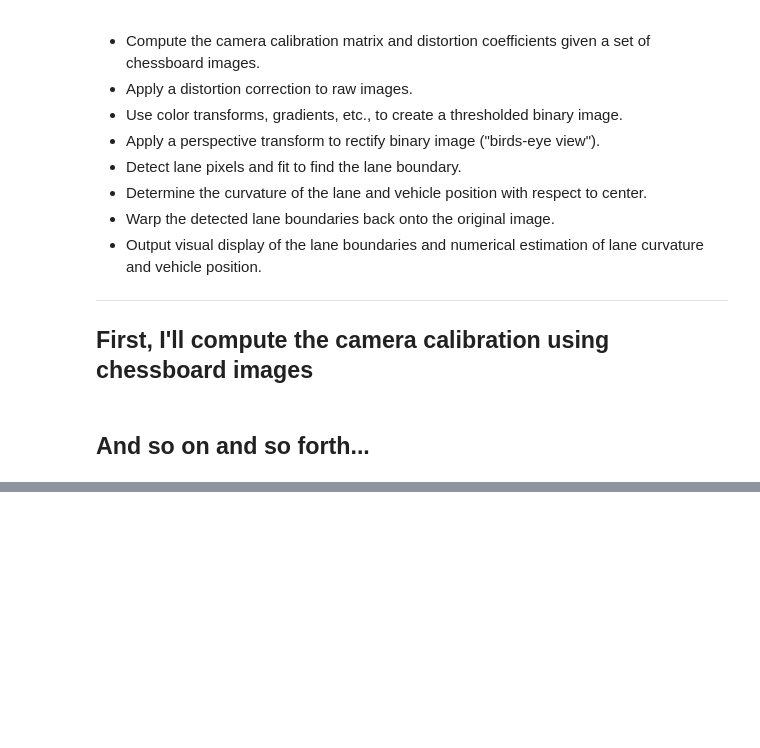
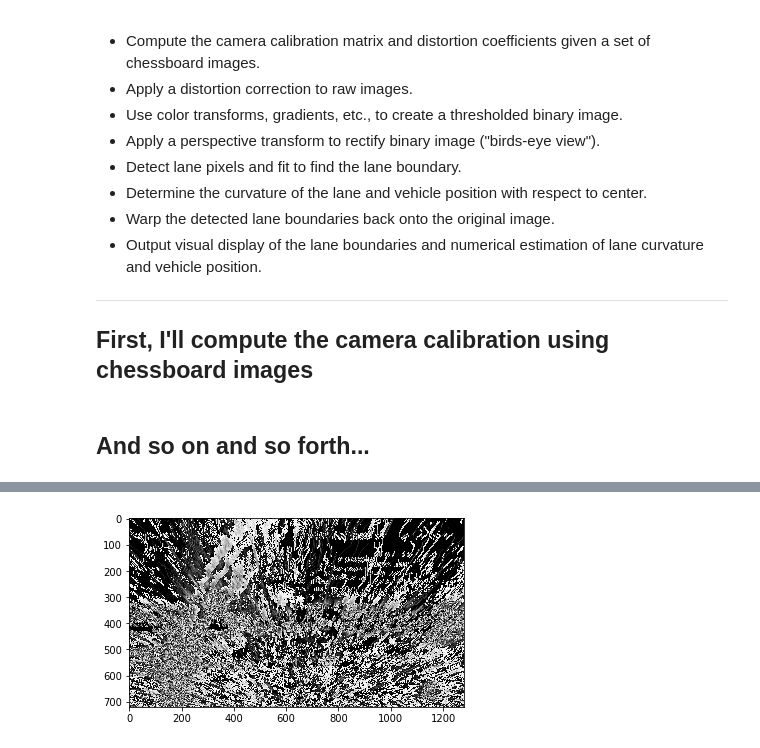
Before and after one commit to shohne/CarND-Advanced-Lane-Lines, a Jupyter notebook: P4.ipynb, the cells around one changed output, grey strips where cells are left out. Cells and saved outputs as stored; diff of their text form; code cells hidden in the pictures; blank space fills up the shorter version.

```diff
--- a/P4.ipynb
+++ b/P4.ipynb
@@ -134,0 +144,6 @@ plt.show()
+# %%
+sobelx = cv2.Sobel(s_channel, cv2.CV_64F, 1, 0, ksize=5)
+plt.imshow(sobelx)
+plt.show()
+# %% [output]
+[figure, added]
```
Also changed, not shown: parts of 15 cells of this notebook, 1 other file.
